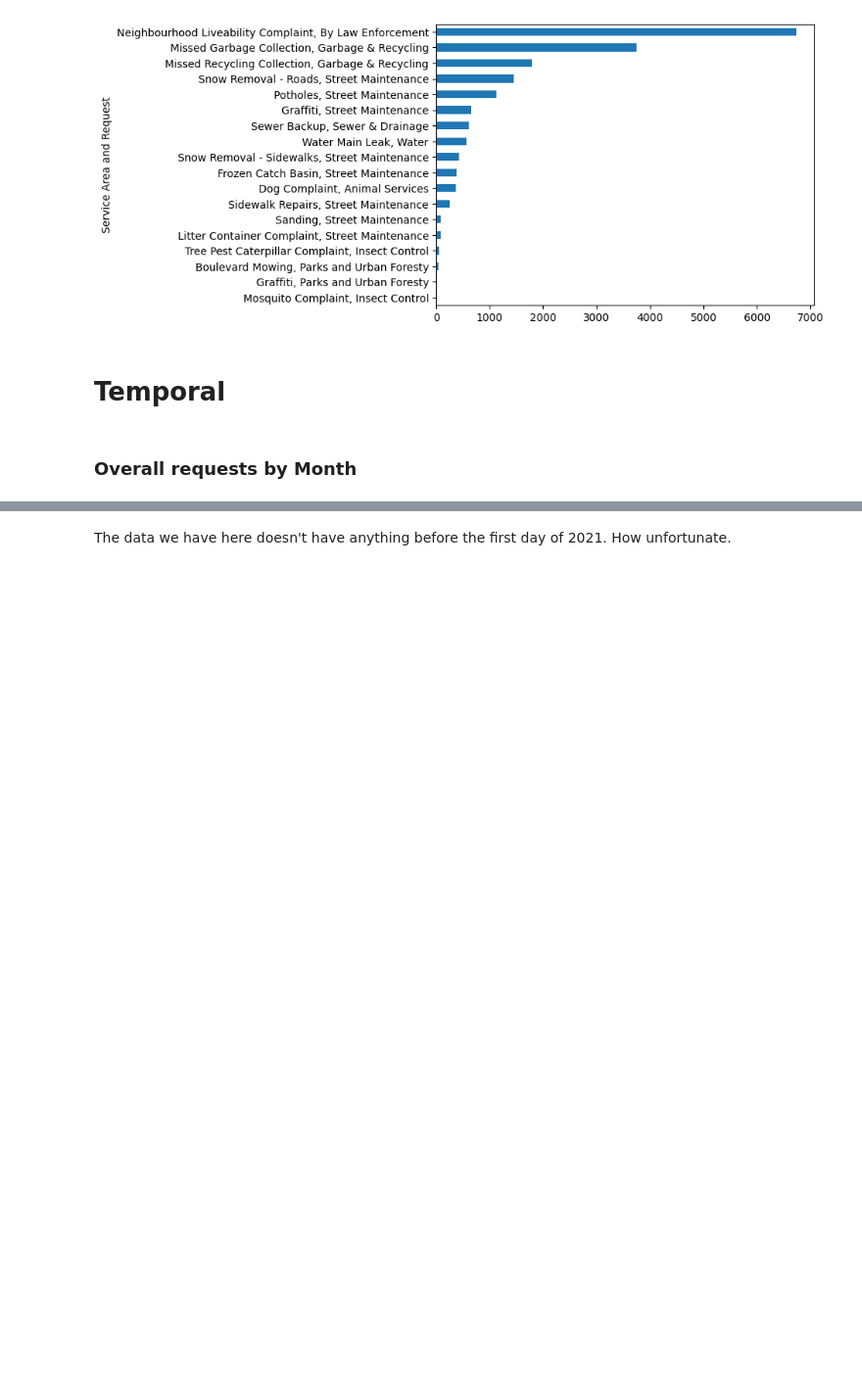
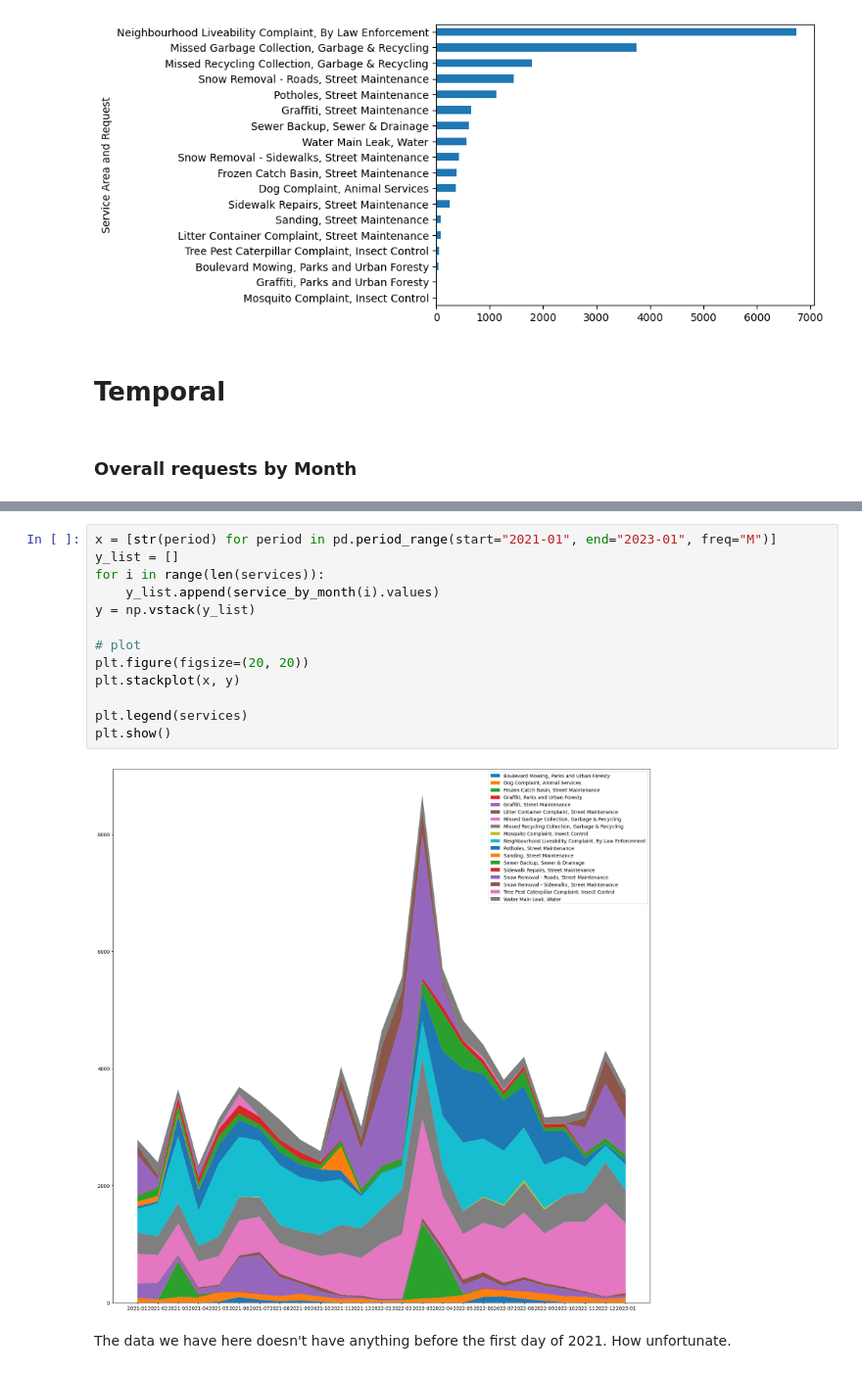
Before and after one commit to tommyvct/winnipeg-311-data-analysis, a Jupyter notebook: test.ipynb, the cells around one changed output, grey strips where cells are left out. Shown at 98% size. Saved outputs shown, nothing was run; the diff lists cells and outputs as text; blank space fills up the shorter version.

```diff
--- a/test.ipynb
+++ b/test.ipynb
@@ -165,3 +194,18 @@ def service_by_month(index: int):
+# %%
+x = [str(period) for period in pd.period_range(start="2021-01", end="2023-01", freq="M")]
+y_list = []
+for i in range(len(services)):
+    y_list.append(service_by_month(i).values)
+y = np.vstack(y_list)
+
+# plot
+plt.figure(figsize=(20, 20))
+plt.stackplot(x, y)
+
+plt.legend(services)
+plt.show()
+# %% [output]
+[figure, added]
 # %% [markdown]
 The data we have here doesn't have anything before the first day of 2021. How unfortunate.
 # %%
```
Also changed, not shown: parts of 35 cells of this notebook.
